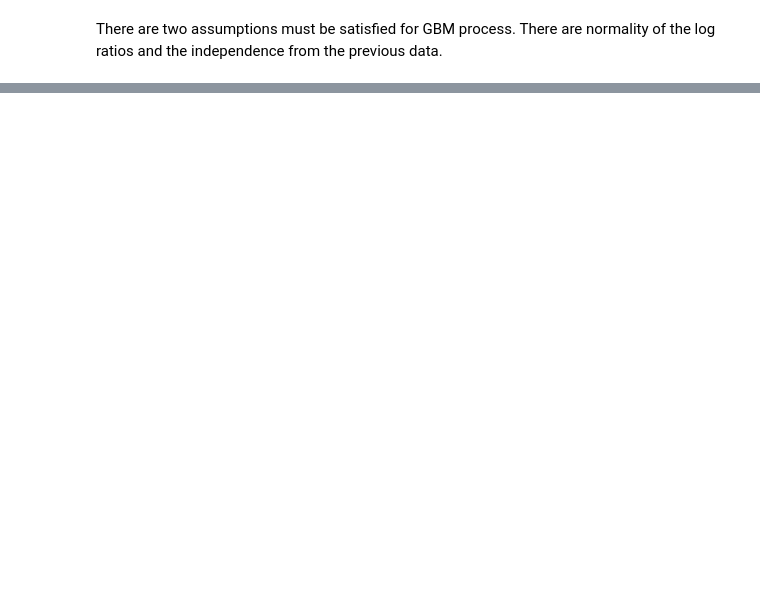
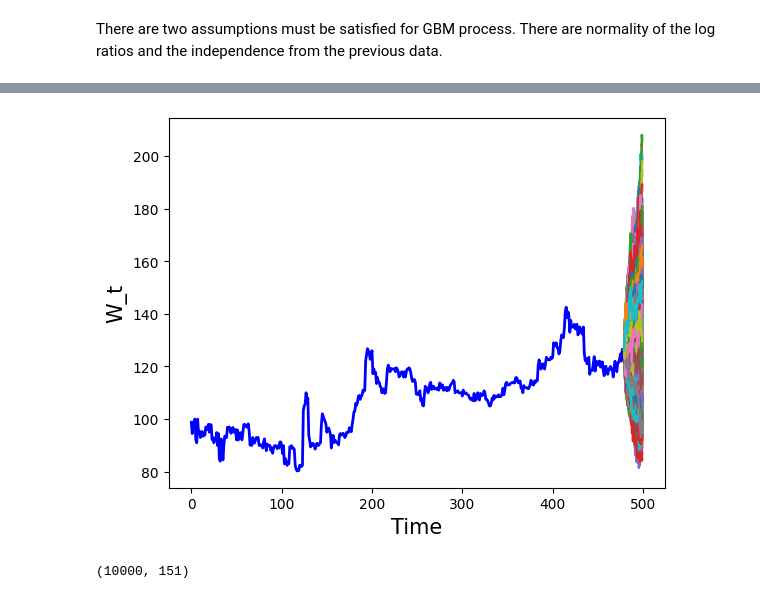
Before and after one commit to yohan2001colombo/DataScience, a Jupyter notebook: Brownian_hw.ipynb, the cells around one changed output, grey strips where cells are left out. Drawn from its saved outputs; the diff is of its cells as text; code cells hidden in the pictures; blank space fills up the shorter version.

```diff
--- a/Brownian_hw.ipynb
+++ b/Brownian_hw.ipynb
@@ -154,0 +223,35 @@ Normality p-value: 8.527533227521388e-20
+# %%
+def BrownianPlot(y,T):
+  """
+    Arguments
+    -----------
+    y-array with shape (m,N+1). Each row gives discritizeed version
+    of a sample path.There are m sample paths
+    T-Total Time
+
+    Returns
+    ----------
+    A plot of the sample paths
+  """
+  ht = np.linspace(t0, t1, len(df))
+
+  plt.plot(ht, df["Closing Price"], 'b-', linewidth=2, label='Historical Data')
+  # Number of steps
+  N = y.shape[1]
+  # Length of time step
+  dt = T/(N-1)
+
+  t = np.linspace(t1, t1+N*dt, N)
+  for k in range(y.shape[0]):
+    plt.plot(t,y[k])
+  plt.xlabel('Time', fontsize=15)
+  plt.ylabel('W_t', fontsize=15)
+  plt.show()
+# %%
+BrownianPlot(y,T)
+# %% [output]
+[figure, added]
+# %%
+y.shape
+# %% [output]
+(10000, 151)
```
Also changed, not shown: parts of 19 cells of this notebook.
